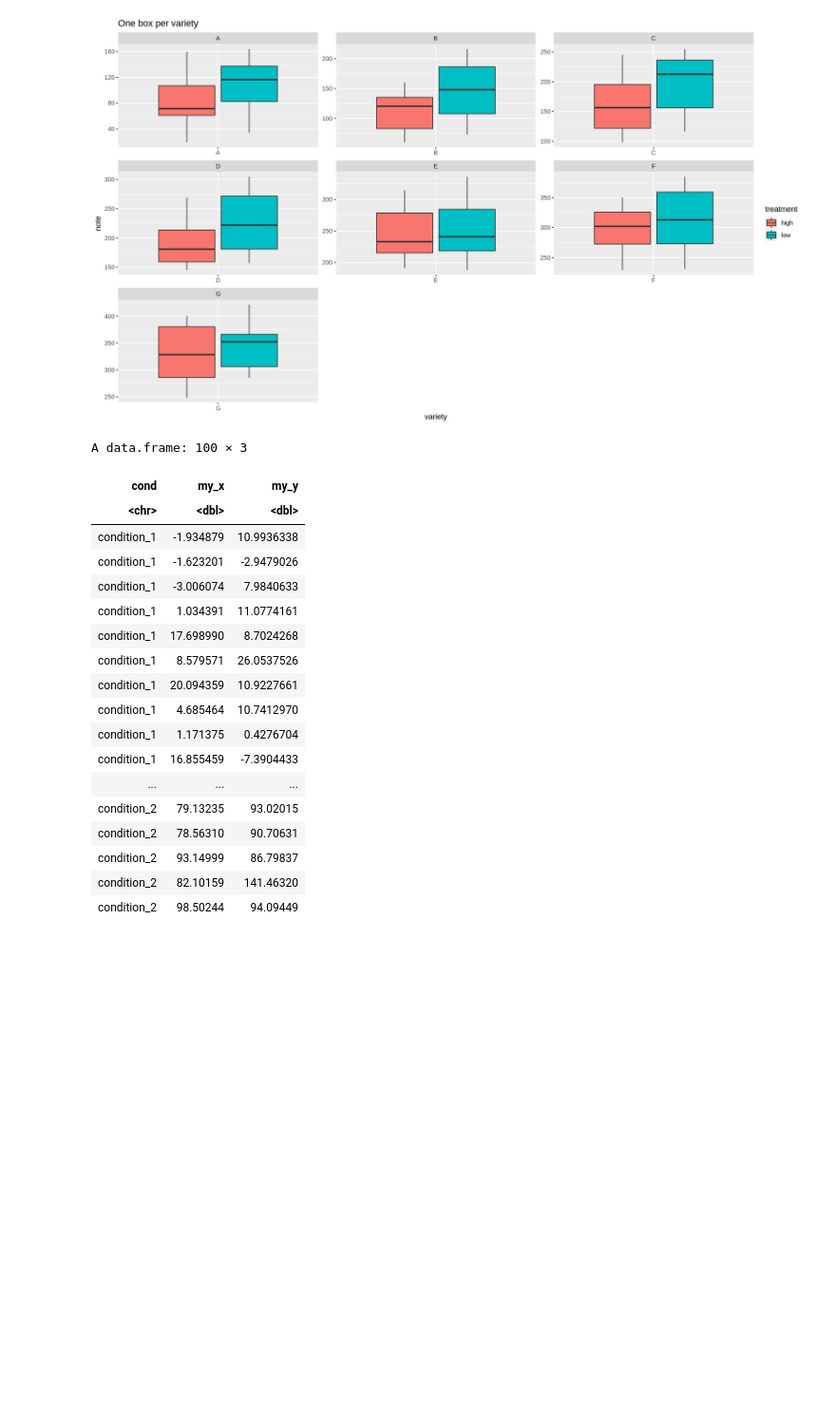
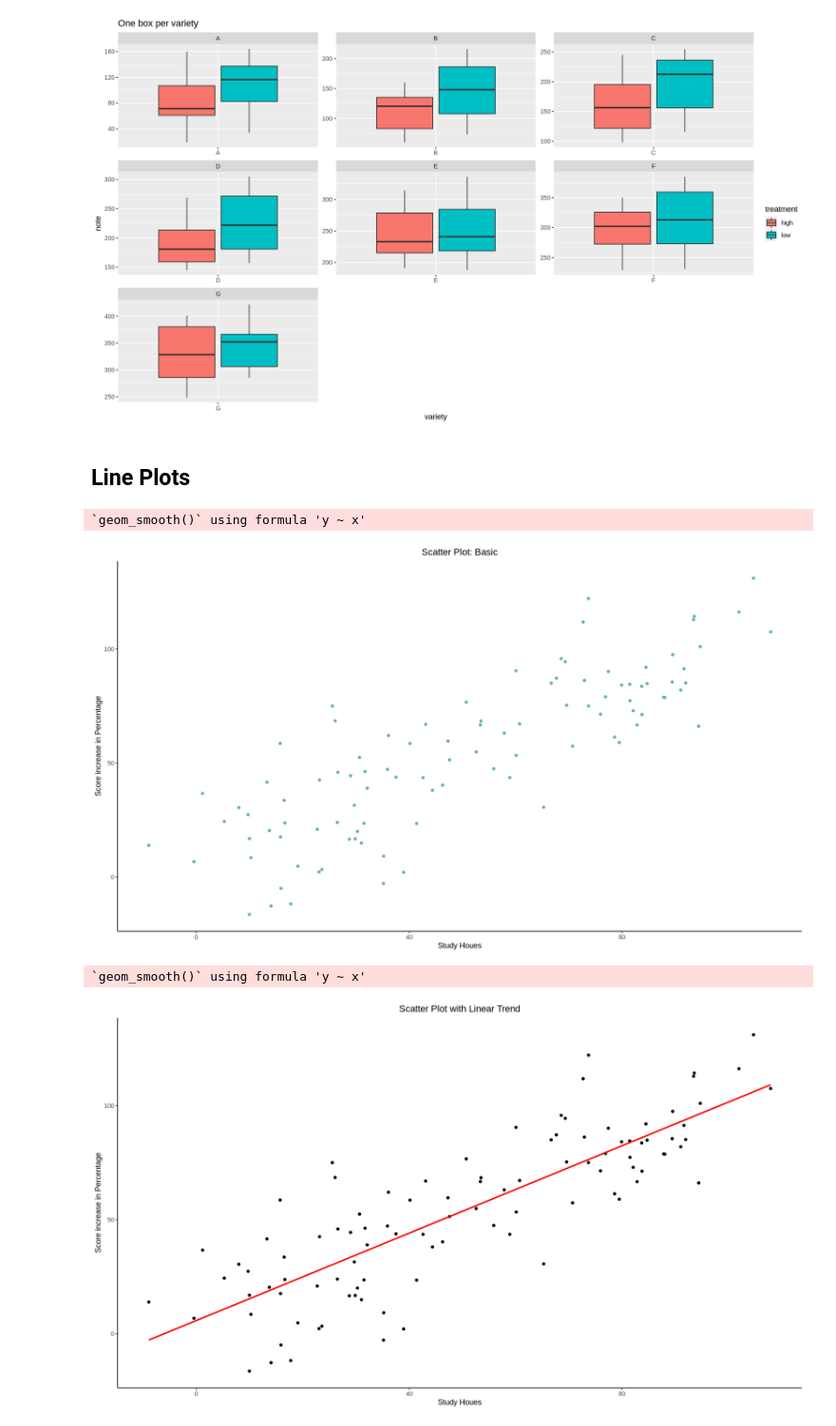
Before and after one commit to sarker2018/Data-Visualisation-with-Python-and-R, a Jupyter notebook: R_Visualisation.ipynb, the cells around one changed output. Shown: that part at 95% size. Drawn from its saved outputs; the diff is of its cells as text; code cells hidden in the pictures; blank space fills up the shorter version.

```diff
--- a/R_Visualisation.ipynb
+++ b/R_Visualisation.ipynb
@@ -242,6 +242,8 @@ p2
 # %% [output]
 [figure]
 [figure]
+# %% [markdown]
+## Line Plots
 # %%
 # Create dummy data
 data <- data.frame(
@@ -249,24 +251,38 @@ data <- data.frame(
   my_x = 1:100 + rnorm(100,sd=9),
   my_y = 1:100 + rnorm(100,sd=16)
 )
-data
-# %% [output]
-A data.frame: 100 × 3
-| cond | my_x | my_y |
-| <chr> | <dbl> | <dbl> |
-| condition_1 | -1.934879 | 10.9936338 |
-| condition_1 | -1.623201 | -2.9479026 |
-| condition_1 | -3.006074 | 7.9840633 |
-| condition_1 | 1.034391 | 11.0774161 |
-| condition_1 | 17.698990 | 8.7024268 |
-| condition_1 | 8.579571 | 26.0537526 |
-| condition_1 | 20.094359 | 10.9227661 |
-| condition_1 | 4.685464 | 10.7412970 |
-| condition_1 | 1.171375 | 0.4276704 |
-| condition_1 | 16.855459 | -7.3904433 |
-| ... | ... | ... |
-| condition_2 | 79.13235 | 93.02015 |
-| condition_2 | 78.56310 | 90.70631 |
-| condition_2 | 93.14999 | 86.79837 |
-| condition_2 | 82.10159 | 141.46320 |
-| condition_2 | 98.50244 | 94.09449 |
+# %%
+# Basic scatter plot.
+p1 <- ggplot(data, aes(x=my_x, y=my_y)) +
+  geom_point( color="#69b3a2") +
+  theme_classic()+
+  labs(y = "Score increase in Percentage", x = "Study Houes")+
+  ggtitle("Scatter Plot: Basic")+
+  theme(plot.title = element_text(hjust = 0.5)) # center title
+
+# with linear trend
+p2 <- ggplot(data, aes(x=my_x, y=my_y)) +
+  geom_point() +
+  geom_smooth(method=lm , color="red", se=FALSE) +
+  theme_classic()+
+  labs(y = "Score increase in Percentage", x = "Study Houes")+
+  ggtitle("Scatter Plot with Linear Trend")+
+  theme(plot.title = element_text(hjust = 0.5))
+
+# linear trend + confidence interval
+p3 <- ggplot(data, aes(x=my_x, y=my_y)) +
+  geom_point() +
+  geom_smooth(method=lm , color="red", fill="#69b3a2", se=TRUE) +
+  theme_classic()+
+  labs(y = "Score increase in Percentage", x = "Study Houes")+
+  ggtitle("Scatter Plot with Linear Trend + CI")+
+  theme(plot.title = element_text(hjust = 0.5))
+
+p1
+p2
+p3
+# %% [output]
+`geom_smooth()` using formula 'y ~ x'
+[figure, added]
+`geom_smooth()` using formula 'y ~ x'
+[figure, added]
```
Also changed, not shown: parts of 6 cells of this notebook.
